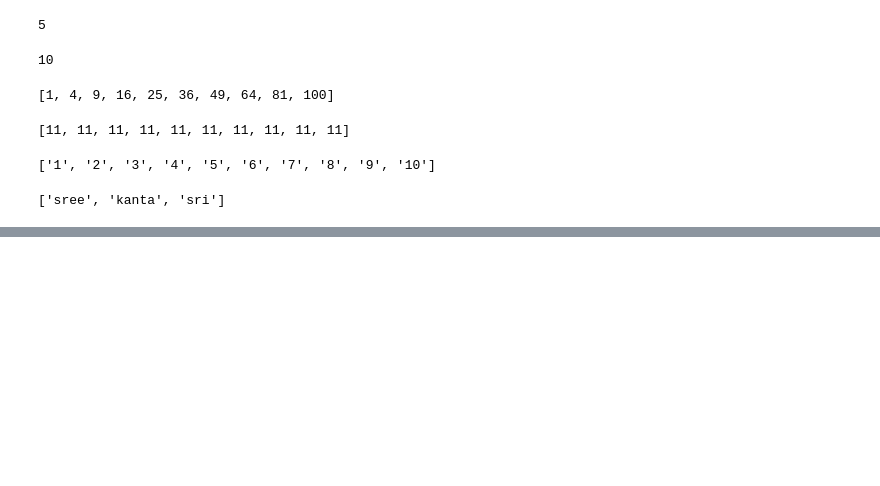
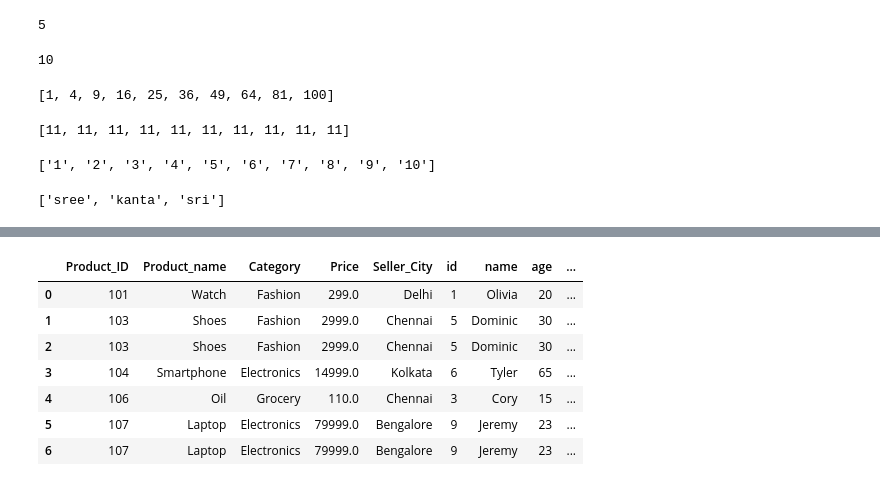
Before and after one commit to sp32747/llm_kris_init, a Jupyter notebook: LLM_SEP_24/TESTPYTHON/Pract1.ipynb, the cells around one changed output, grey strips where cells are left out. Saved outputs shown, nothing was run; the diff lists cells and outputs as text; code cells hidden in the pictures; blank space fills up the shorter version.

```diff
--- a/LLM_SEP_24/TESTPYTHON/Pract1.ipynb
+++ b/LLM_SEP_24/TESTPYTHON/Pract1.ipynb
@@ -312,0 +483,20 @@ x
+# %%
+product_dup=pd.DataFrame({
+'Product_ID':[101,102,103,104,105,106,107,103,107],
+'Product_name':['Watch','Bag','Shoes','Smartphone','Books','Oil','Laptop','Shoes','Laptop'],
+'Category':['Fashion','Fashion','Fashion','Electronics','Study','Grocery','Electronics','Fashion','Electronics'],
+'Price':[299.0,1350.50,2999.0,14999.0,145.0,110.0,79999.0,2999.0,79999.0],
+'Seller_City':['Delhi','Mumbai','Chennai','Kolkata','Delhi','Chennai','Bengalore','Chennai','Bengalore']
+})
+# %%
+#we will get the duplicates in the product_id column  103 107
+pd.merge(product_dup,customer,on='Product_ID',how='inner')
+# %% [output]
+|  | Product_ID | Product_name | Category | Price | Seller_City | id | name | age | ... |
+| 0 | 101 | Watch | Fashion | 299.0 | Delhi | 1 | Olivia | 20 | ... |
+| 1 | 103 | Shoes | Fashion | 2999.0 | Chennai | 5 | Dominic | 30 | ... |
+| 2 | 103 | Shoes | Fashion | 2999.0 | Chennai | 5 | Dominic | 30 | ... |
+| 3 | 104 | Smartphone | Electronics | 14999.0 | Kolkata | 6 | Tyler | 65 | ... |
+| 4 | 106 | Oil | Grocery | 110.0 | Chennai | 3 | Cory | 15 | ... |
+| 5 | 107 | Laptop | Electronics | 79999.0 | Bengalore | 9 | Jeremy | 23 | ... |
+| 6 | 107 | Laptop | Electronics | 79999.0 | Bengalore | 9 | Jeremy | 23 | ... |
```
Also changed, not shown: parts of 17 cells of this notebook, 14 other files.
